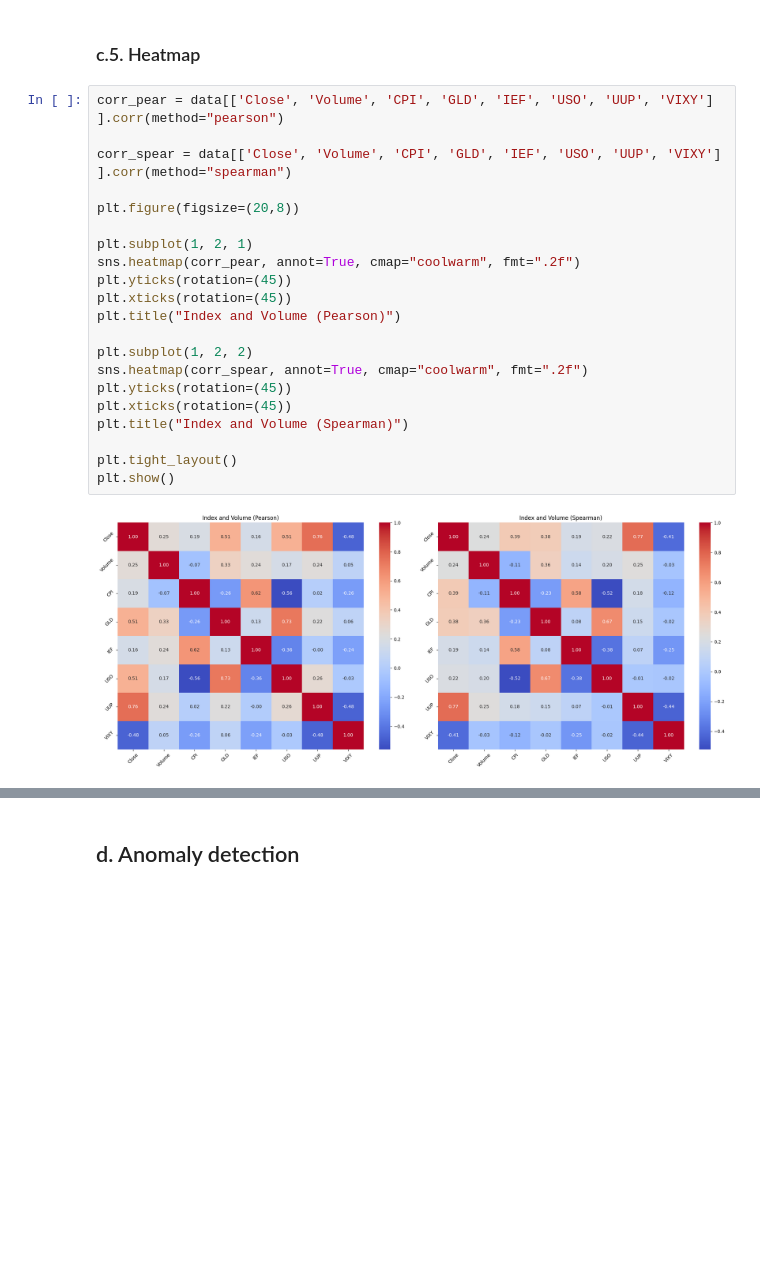
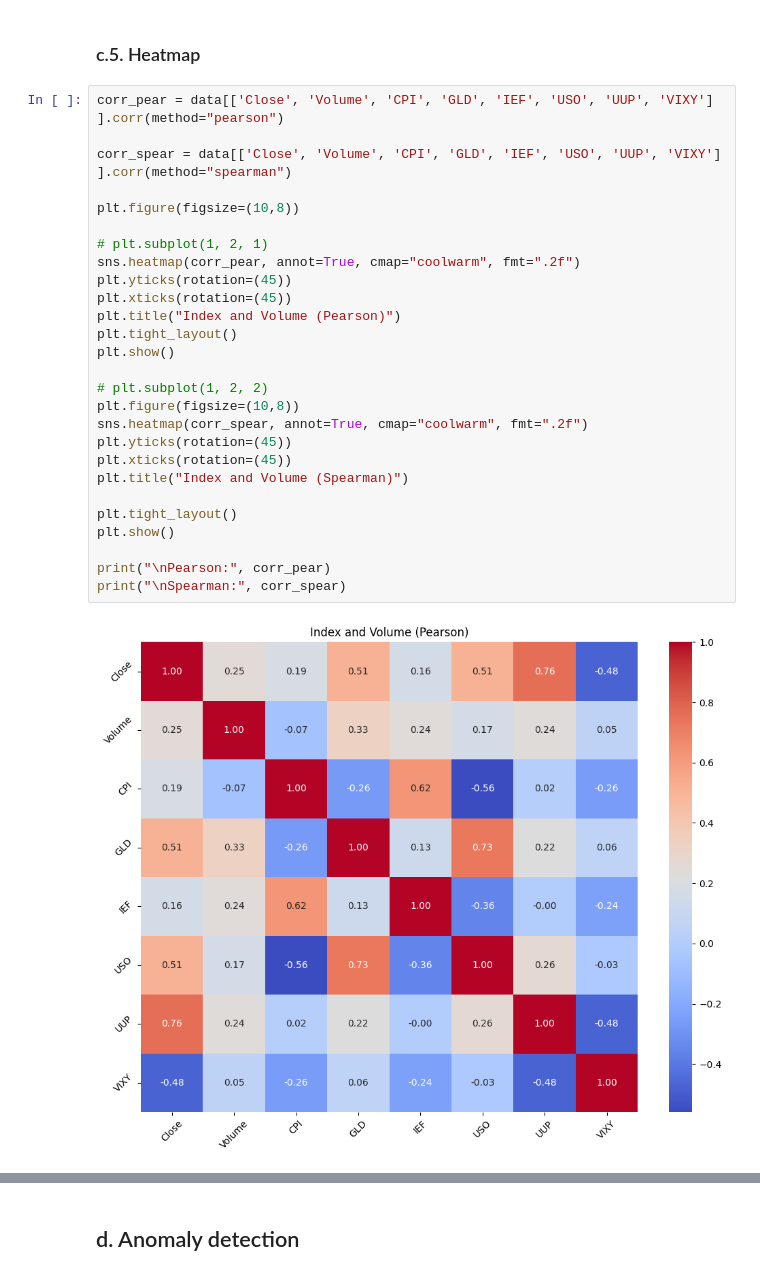
Before and after one commit to VictorNguyenLPN/sp500-dav, a Jupyter notebook: notebook_qhuy.ipynb, the cells around one changed output, grey strips where cells are left out. Drawn from its saved outputs; the diff is of its cells as text; blank space fills up the shorter version.

```diff
--- a/notebook_qhuy.ipynb
+++ b/notebook_qhuy.ipynb
@@ -481,25 +483,31 @@ plt.close()
 # %%
 corr_pear = data[['Close', 'Volume', 'CPI', 'GLD', 'IEF', 'USO', 'UUP', 'VIXY']
 ].corr(method="pearson")
 
 corr_spear = data[['Close', 'Volume', 'CPI', 'GLD', 'IEF', 'USO', 'UUP', 'VIXY']
 ].corr(method="spearman")
 
-plt.figure(figsize=(20,8))
+plt.figure(figsize=(10,8))
 
-plt.subplot(1, 2, 1)
+# plt.subplot(1, 2, 1)
 sns.heatmap(corr_pear, annot=True, cmap="coolwarm", fmt=".2f")
 plt.yticks(rotation=(45))
 plt.xticks(rotation=(45))
 plt.title("Index and Volume (Pearson)")
+plt.tight_layout()
+plt.show()
 
-plt.subplot(1, 2, 2)
+# plt.subplot(1, 2, 2)
+plt.figure(figsize=(10,8))
 sns.heatmap(corr_spear, annot=True, cmap="coolwarm", fmt=".2f")
 plt.yticks(rotation=(45))
 plt.xticks(rotation=(45))
 plt.title("Index and Volume (Spearman)")
 
 plt.tight_layout()
 plt.show()
+
+print("\nPearson:", corr_pear)
+print("\nSpearman:", corr_spear)
 # %% [output]
-[figure, old version]
+[figure, new version]
```
Also changed, not shown: parts of 9 cells of this notebook, 3 other files.
